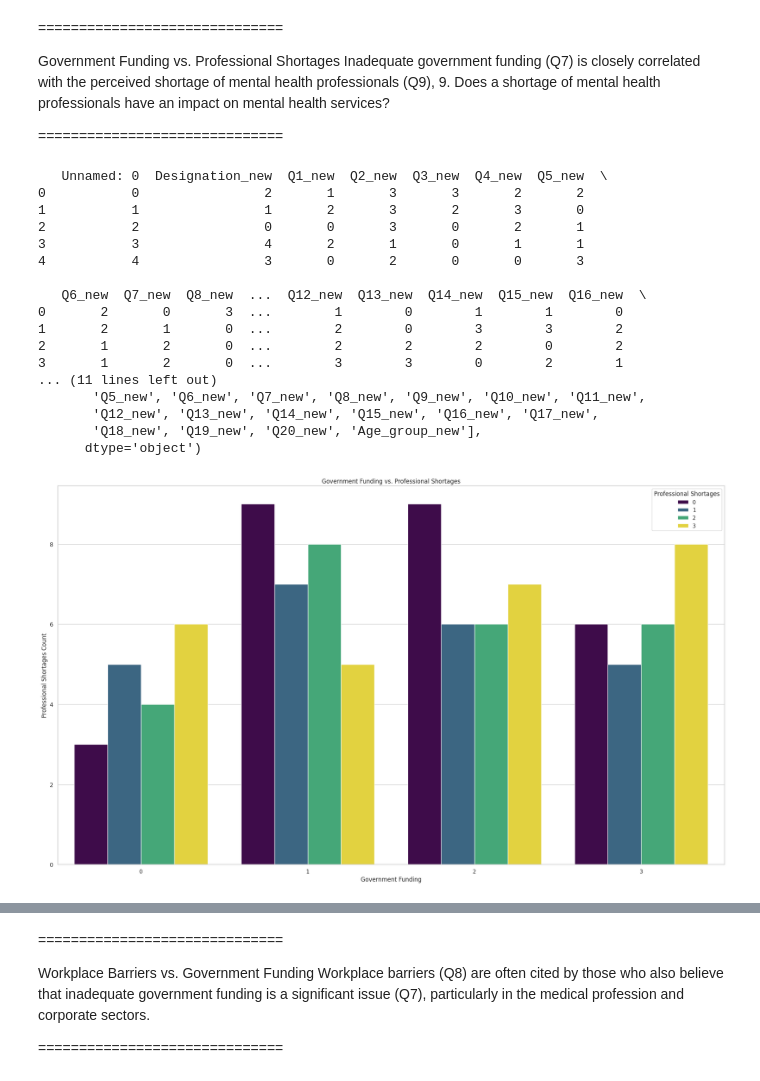
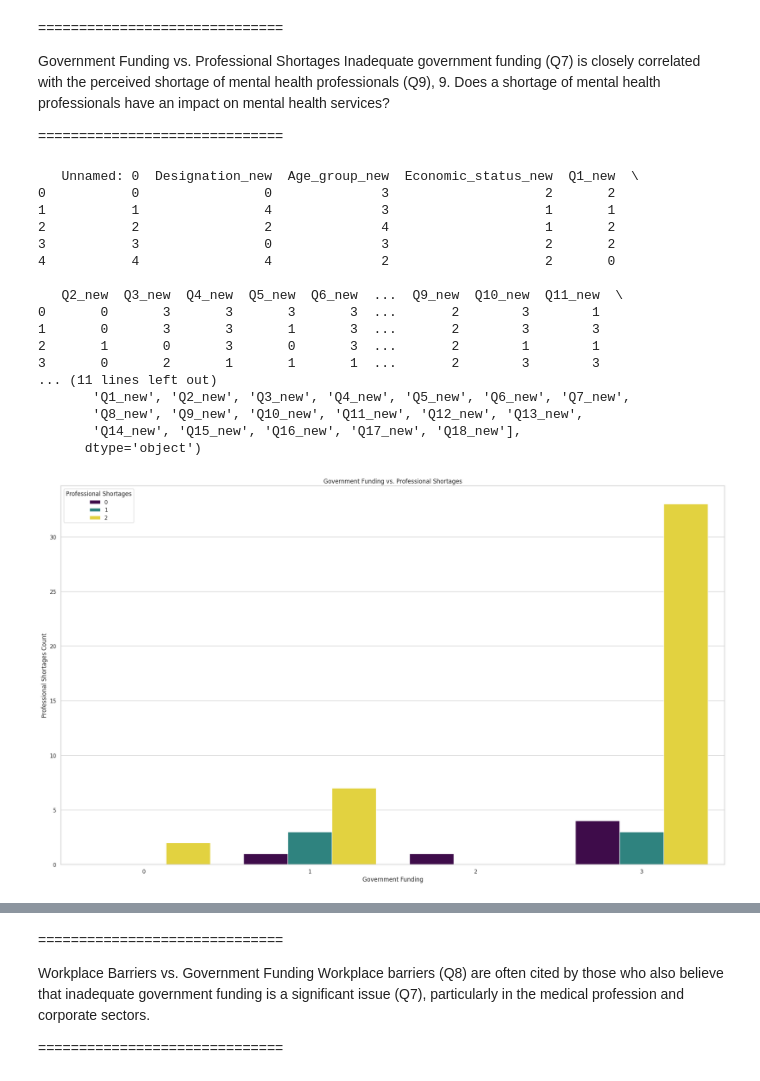
Before and after one commit to radhakrishnan-omotec/economics-eda-repo, a Jupyter notebook: Project_11_Mental_Health_Factors_EDA.ipynb, the cells around one changed output, grey strips where cells are left out. Cells and saved outputs as stored; diff of their text form; code cells hidden in the pictures.

Commit message:
Created using Colab - NEW Graphs added

```diff
--- a/Project_11_Mental_Health_Factors_EDA.ipynb
+++ b/Project_11_Mental_Health_Factors_EDA.ipynb
@@ -996,46 +1418,46 @@ import matplotlib.pyplot as plt
 import seaborn as sns
 
 # Read the CSV file
-df = pd.read_csv("/content/economics-eda-repo/Output-Health-Economics-EDA-CSV.csv")
+df = pd.read_csv("/content/economics-eda-repo/Output-EDA-Health-Economics-EDA-CSV.csv")
 
 # Check the first few rows of the dataframe
 print(df.head())
 
 # Check the columns in the dataframe
 print(df.columns)
 
 # Assuming "Q7_new" 7. Does inadequate government funding impact mental health services?   and "Q9_new"  15. Do challenge arises from a fragmented mental health care system?  columns exist
 if 'Q7_new' in df.columns and 'Q9_new' in df.columns:
     # Government Funding vs. Professional Shortages
     plt.figure(figsize=(20, 12))
 
     # Government Funding vs. Professional Shortages
     sns.countplot(x="Q7_new",hue="Q9_new", data=df, palette='viridis')
     plt.title("Government Funding vs. Professional Shortages")
     plt.xlabel("Government Funding")
     plt.ylabel("Professional Shortages Count")
     plt.legend(title="Professional Shortages")
 
     plt.tight_layout()
     plt.show()
 else:
     print("Columns 'Q7_new' and/or 'Q9_new' not found in the CSV file.")
 # %% [output]
-   Unnamed: 0  Designation_new  Q1_new  Q2_new  Q3_new  Q4_new  Q5_new  \
-0           0                2       1       3       3       2       2
-1           1                1       2       3       2       3       0
-2           2                0       0       3       0       2       1
-3           3                4       2       1       0       1       1
-4           4                3       0       2       0       0       3
+   Unnamed: 0  Designation_new  Age_group_new  Economic_status_new  Q1_new  \
+0           0                0              3                    2       2
+1           1                4              3                    1       1
+2           2                2              4                    1       2
+3           3                0              3                    2       2
+4           4                4              2                    2       0
 
-   Q6_new  Q7_new  Q8_new  ...  Q12_new  Q13_new  Q14_new  Q15_new  Q16_new  \
-0       2       0       3  ...        1        0        1        1        0
-1       2       1       0  ...        2        0        3        3        2
-2       1       2       0  ...        2        2        2        0        2
-3       1       2       0  ...        3        3        0        2        1
+   Q2_new  Q3_new  Q4_new  Q5_new  Q6_new  ...  Q9_new  Q10_new  Q11_new  \
+0       0       3       3       3       3  ...       2        3        1
+1       0       3       3       1       3  ...       2        3        3
+2       1       0       3       0       3  ...       2        1        1
+3       0       2       1       1       1  ...       2        3        3
 ... (11 lines left out)
-       'Q5_new', 'Q6_new', 'Q7_new', 'Q8_new', 'Q9_new', 'Q10_new', 'Q11_new',
-       'Q12_new', 'Q13_new', 'Q14_new', 'Q15_new', 'Q16_new', 'Q17_new',
-       'Q18_new', 'Q19_new', 'Q20_new', 'Age_group_new'],
+       'Q1_new', 'Q2_new', 'Q3_new', 'Q4_new', 'Q5_new', 'Q6_new', 'Q7_new',
+       'Q8_new', 'Q9_new', 'Q10_new', 'Q11_new', 'Q12_new', 'Q13_new',
+       'Q14_new', 'Q15_new', 'Q16_new', 'Q17_new', 'Q18_new'],
       dtype='object')
-[figure, old version]
+[figure, new version]
```
Also changed, not shown: parts of 23 cells of this notebook.
